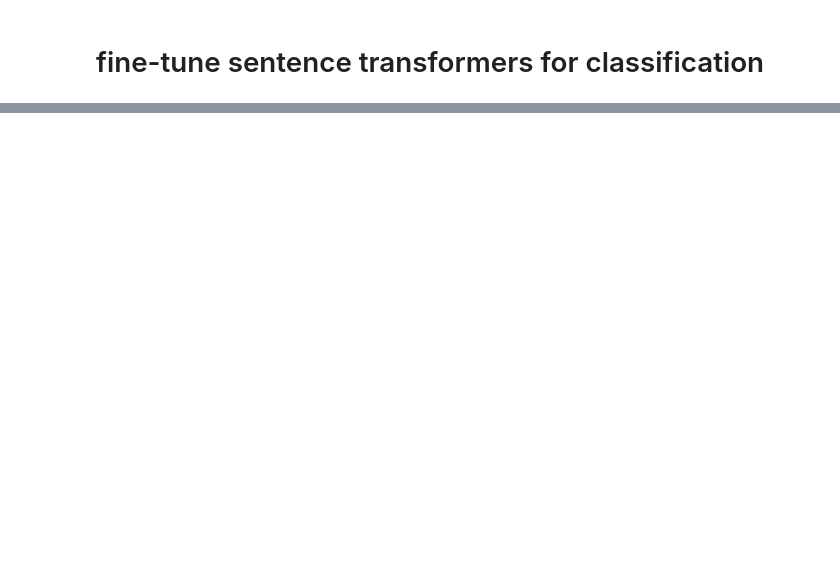
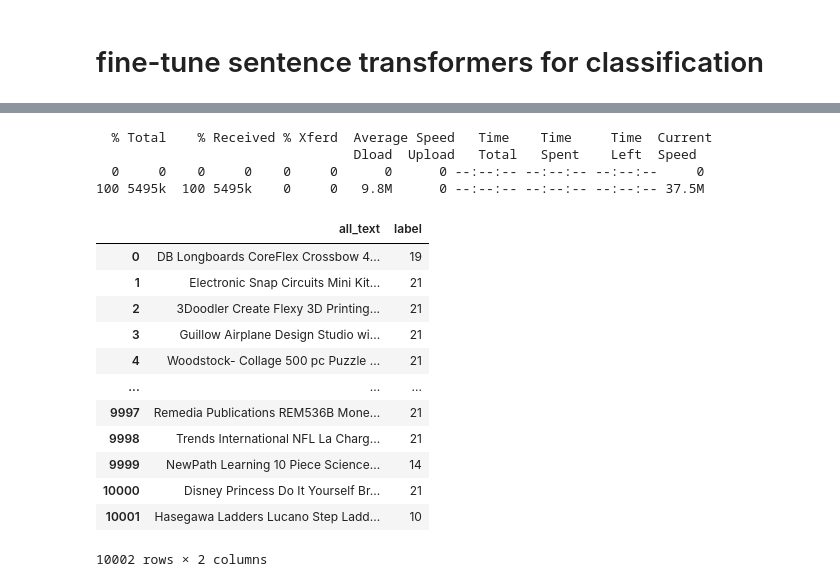
Before and after one commit to raviakasapu/LLM-Training-Docs, a Jupyter notebook: 03_fine_tune_sentence_transformers_for_classification.ipynb, the cells around one changed output, grey strips where cells are left out. Saved outputs shown, nothing was run; the diff lists cells and outputs as text; code cells hidden in the pictures; blank space fills up the shorter version.

```diff
--- a/03_fine_tune_sentence_transformers_for_classification.ipynb
+++ b/03_fine_tune_sentence_transformers_for_classification.ipynb
@@ -11,0 +39,53 @@ https://aws.amazon.com/blogs/machine-learning/create-and-fine-tune-sentence-tran
+# %%
+#!/bin/bash
+!curl -L -o amazon-product-dataset-2020.zip\
+  https://www.kaggle.com/api/v1/datasets/download/promptcloud/amazon-product-dataset-2020
+# %% [output]
+  % Total    % Received % Xferd  Average Speed   Time    Time     Time  Current
+                                 Dload  Upload   Total   Spent    Left  Speed
+  0     0    0     0    0     0      0      0 --:--:-- --:--:-- --:--:--     0
+100 5495k  100 5495k    0     0   9.8M      0 --:--:-- --:--:-- --:--:-- 37.5M
+# %%
+import pandas as pd
+from sklearn.preprocessing import LabelEncoder
+import zipfile
+
+# Read the CSV file directly from the zip file
+with zipfile.ZipFile('/content/amazon-product-dataset-2020.zip') as z:
+    # Get the CSV filename from the zip
+    csv_filename = [f for f in z.namelist() if f.endswith('.csv')][0]
+
+    # Read the CSV using pandas
+    data = pd.read_csv(z.open(csv_filename))
+
+data.columns = data.columns.str.lower().str.replace(' ', '_')
+data['main_category'] = data['category'].str.split("|").str[0]
+data["all_text"] = data.apply(
+    lambda r: " ".join(
+        [
+            str(r["product_name"]) if pd.notnull(r["product_name"]) else "",
+            str(r["about_product"]) if pd.notnull(r["about_product"]) else "",
+            str(r["product_specification"]) if pd.notnull(r["product_specification"]) else "",
+            str(r["technical_details"]) if pd.notnull(r["technical_details"]) else ""
+        ]
+    ),
+    axis=1
+)
+label_encoder = LabelEncoder()
+labels_transform = label_encoder.fit_transform(data['main_category'])
+data['label']=labels_transform
+data[['all_text','label']]
+# %% [output]
+|  | all_text | label |
+| 0 | DB Longboards CoreFlex Crossbow 4... | 19 |
+| 1 | Electronic Snap Circuits Mini Kit... | 21 |
+| 2 | 3Doodler Create Flexy 3D Printing... | 21 |
+| 3 | Guillow Airplane Design Studio wi... | 21 |
+| 4 | Woodstock- Collage 500 pc Puzzle ... | 21 |
+| ... | ... | ... |
+| 9997 | Remedia Publications REM536B Mone... | 21 |
+| 9998 | Trends International NFL La Charg... | 21 |
+| 9999 | NewPath Learning 10 Piece Science... | 14 |
+| 10000 | Disney Princess Do It Yourself Br... | 21 |
+| 10001 | Hasegawa Ladders Lucano Step Ladd... | 10 |
+10002 rows × 2 columns
```
Also changed, not shown: parts of 35 cells of this notebook.
